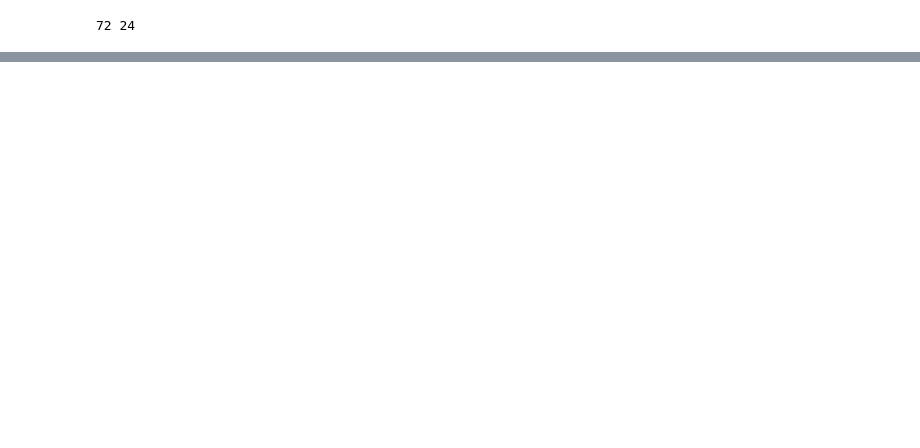
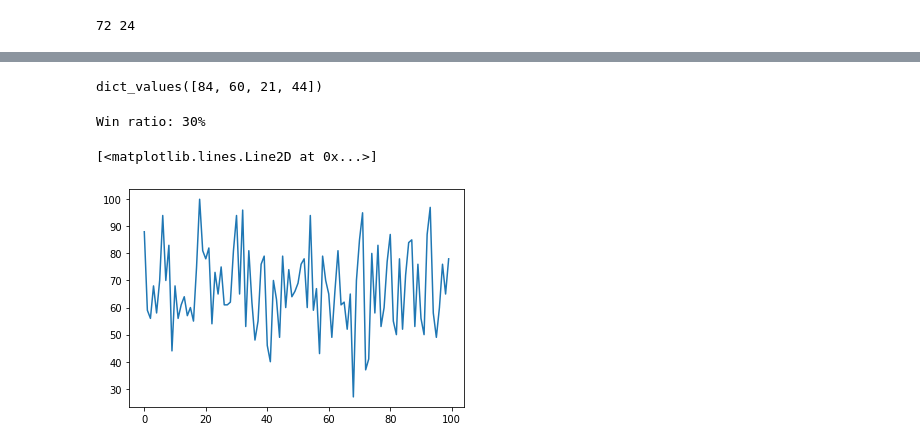
Before and after one commit to k-chr/CardGame, a Jupyter notebook: training.ipynb, the cells around one changed output, grey strips where cells are left out. Drawn from its saved outputs; the diff is of its cells as text; code cells hidden in the pictures; blank space fills up the shorter version.

Commit message:
Training routine update

```diff
--- a/training.ipynb
+++ b/training.ipynb
@@ -47,6 +63,20 @@ class RandomPlayer(Player):
+# %%
+from jupyterplot import ProgressPlot
+import torch as t
+min_loss = float('-inf')
+# %%
+def plot_loss(loss: float):
+    global pp, min_loss
+    if min_loss < loss:
+        min_loss = loss
+        t.save(agent.qnet, "reinforce.pkt")
+        print(f"Upgraded loss to: {loss}")
+    pp.update(loss)
 # %%
 from agents import REINFORCEAgent
-game = CardGame(REINFORCEAgent(32, False, 1e-3, layers=[256, 128]), RandomPlayer(), RandomPlayer(), RandomPlayer(), full_deck=False, display=False)
+agent = REINFORCEAgent(512, False, 5e-4, layers=[256, 128, 128], queue_size=40240, importance_weighting=True)
+agent.set_loss_callback(plot_loss)
+game = CardGame(agent, RandomPlayer(), RandomPlayer(), RandomPlayer(), full_deck=False, display=False)
 # %% [output]
 72 24
 # %%
@@ -93,0 +152,3 @@ game.start()
+# %%
+agent.training = False
+agent.set_loss_callback(lambda x:x)
@@ -93,0 +157,4 @@ game.start()
+# %%
+points.values()
+# %% [output]
+dict_values([84, 60, 21, 44])
@@ -93,0 +165,13 @@ game.start()
+# %%
+for _ in range(100):
+	wins += int(np.argmin(list(game.start().values())) == 0)
+print(f"Win ratio: {wins}%")
+# %% [output]
+Win ratio: 30%
+# %%
+import matplotlib.pyplot as plt
+
+plt.plot(agent.invalid_actions_per_episode[-100:])
+# %% [output]
+[<matplotlib.lines.Line2D at 0x...>]
+[figure, added]
```
Also changed, not shown: parts of 9 cells of this notebook, 2 other files.
